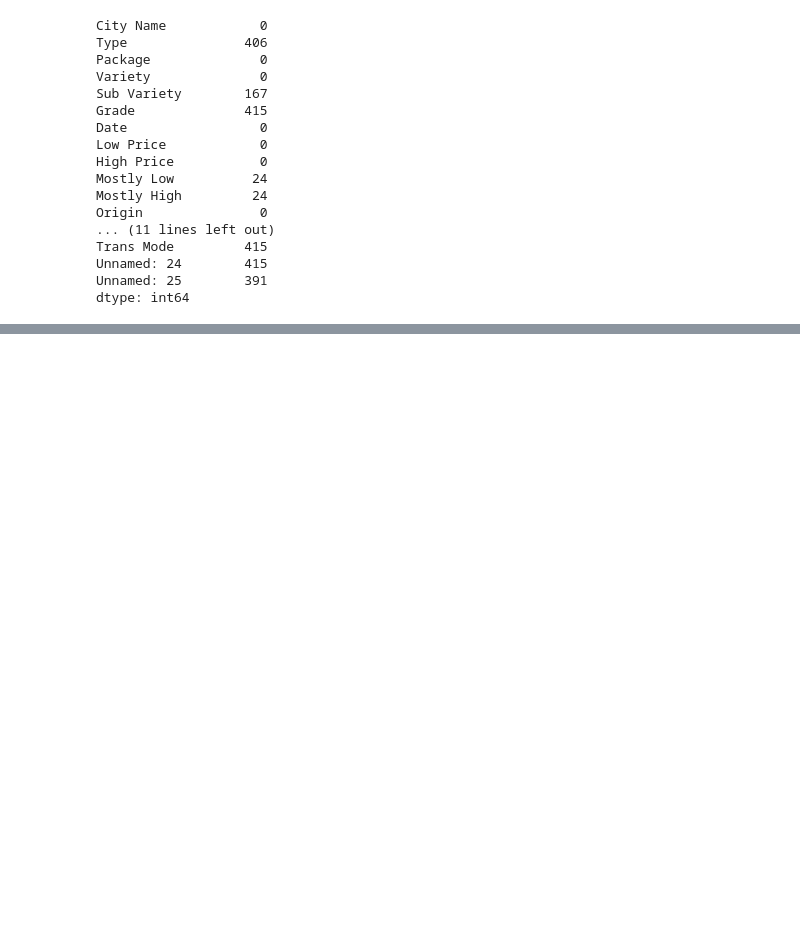
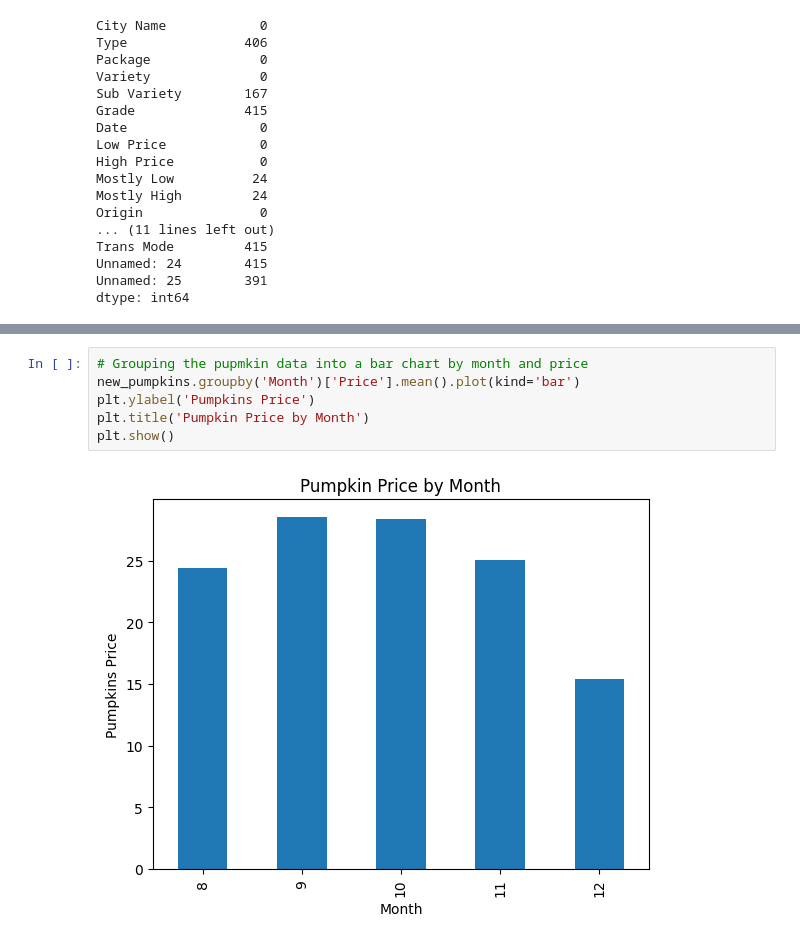
Before and after one commit to Li2angel/100_days_of_AIonEdge, a Jupyter notebook: Edge_AI_Assistant/notebooks/linear_regression.ipynb, the cells around one changed output, grey strips where cells are left out. Drawn from its saved outputs; the diff is of its cells as text; blank space fills up the shorter version.

Commit message:
Dive a little bit into linear regression

```diff
--- a/Edge_AI_Assistant/notebooks/linear_regression.ipynb
+++ b/Edge_AI_Assistant/notebooks/linear_regression.ipynb
@@ -237,0 +267,8 @@ new_pumpkins.head()
+# %%
+# Grouping the pupmkin data into a bar chart by month and price
+new_pumpkins.groupby('Month')['Price'].mean().plot(kind='bar')
+plt.ylabel('Pumpkins Price')
+plt.title('Pumpkin Price by Month')
+plt.show()
+# %% [output]
+[figure, added]
```
Also changed, not shown: parts of 20 cells of this notebook.
